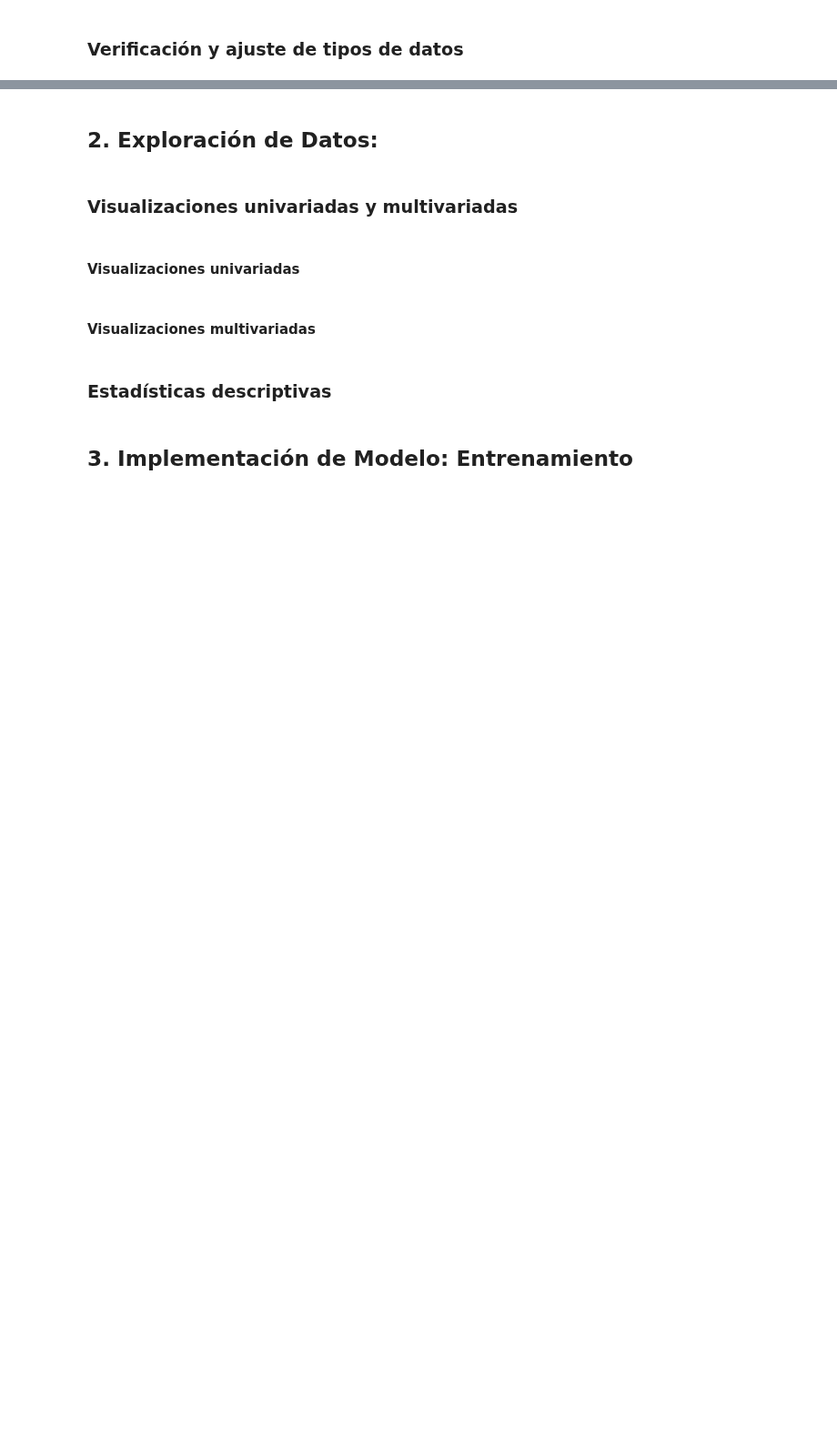
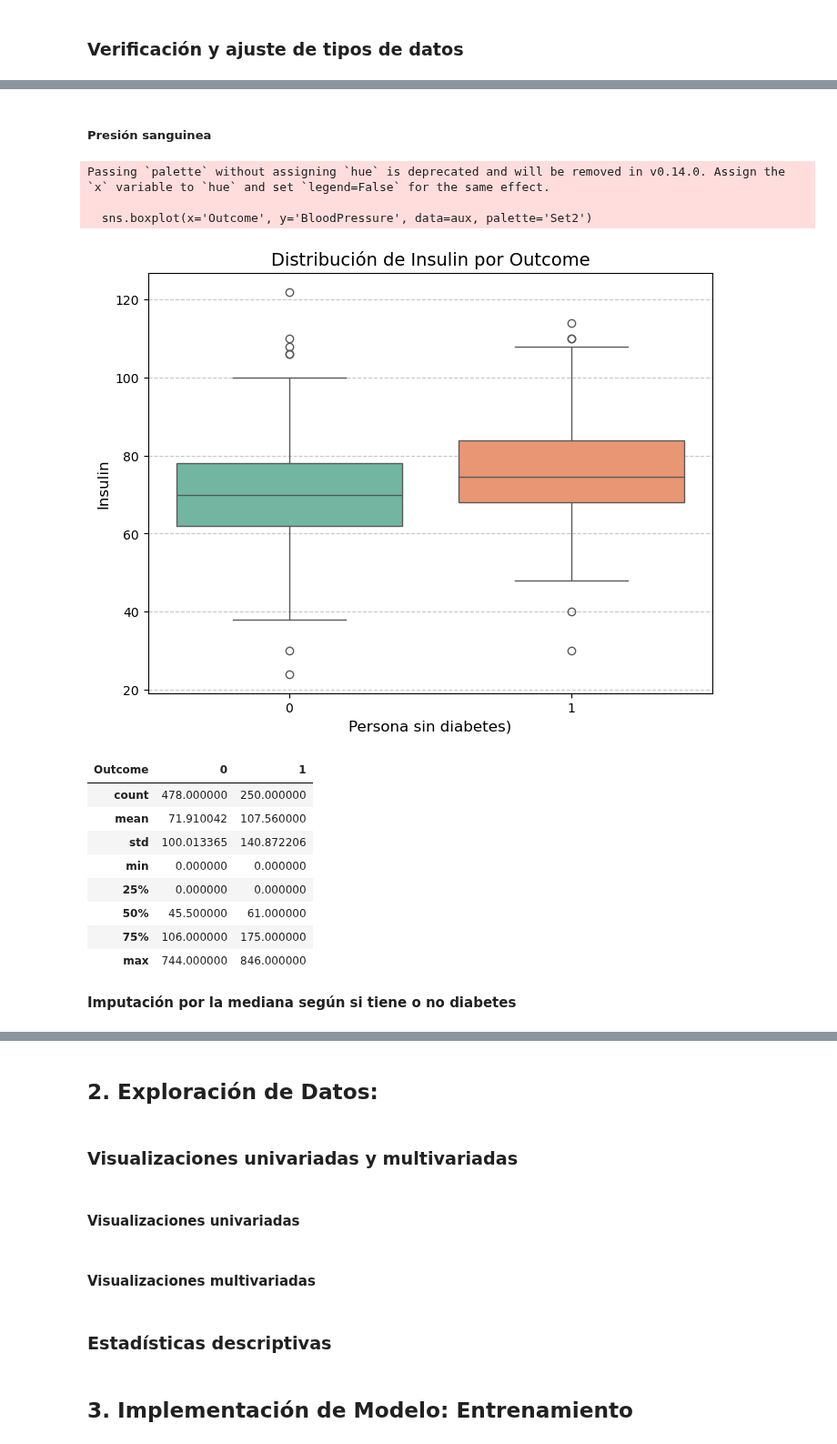
Before and after one commit to iair/mitic-data-science-team-1-septiembre-2024, a Jupyter notebook: mitic-data-science-team-1-septiembre-2024/machine-learning/pruebas-resueltas/segundo-intento.ipynb, the cells around one changed output, grey strips where cells are left out. Shown at 91% size. Drawn from its saved outputs; the diff is of its cells as text; code cells hidden in the pictures; blank space fills up the shorter version.

```diff
--- a/mitic-data-science-team-1-septiembre-2024/machine-learning/pruebas-resueltas/segundo-intento.ipynb
+++ b/mitic-data-science-team-1-septiembre-2024/machine-learning/pruebas-resueltas/segundo-intento.ipynb
@@ -133,0 +279,37 @@ memory usage: 54.1 KB
+# %%
+# Convertir la columna BloodPressure a tipo float
+ind = (df.Glucose==0) & (df.Outcome==0)
+df.loc[ind,['Glucose']] = 110
+ind = (df.Glucose==0) & (df.Outcome==1)
+df.loc[ind,['Glucose']] = 142
+# %% [markdown]
+##### **Presión sanguinea**
+# %%
+aux = df.loc[df.BloodPressure>0]
+# Crear el boxplot
+plt.figure(figsize=(8, 6))
+sns.boxplot(x='Outcome', y='BloodPressure', data=aux, palette='Set2')
+
+# Personalizar el gráfico
+plt.title('Distribución de Insulin por Outcome', fontsize=14)
+plt.xlabel('Persona sin diabetes)', fontsize=12)
+plt.ylabel('Insulin', fontsize=12)
+plt.grid(axis='y', linestyle='--', alpha=0.7)
+plt.show()
+aux.groupby(by='Outcome')['Insulin'].describe().T
+# %% [output]
+Passing `palette` without assigning `hue` is deprecated and will be removed in v0.14.0. Assign the `x` variable to `hue` and set `legend=False` for the same effect.
+
+  sns.boxplot(x='Outcome', y='BloodPressure', data=aux, palette='Set2')
+[figure, added]
+| Outcome | 0 | 1 |
+| count | 478.000000 | 250.000000 |
+| mean | 71.910042 | 107.560000 |
+| std | 100.013365 | 140.872206 |
+| min | 0.000000 | 0.000000 |
+| 25% | 0.000000 | 0.000000 |
+| 50% | 45.500000 | 61.000000 |
+| 75% | 106.000000 | 175.000000 |
+| max | 744.000000 | 846.000000 |
+# %% [markdown]
+**Imputación por la mediana según si tiene o no diabetes**
```
Also changed, not shown: parts of 34 cells of this notebook, 1 other file.
